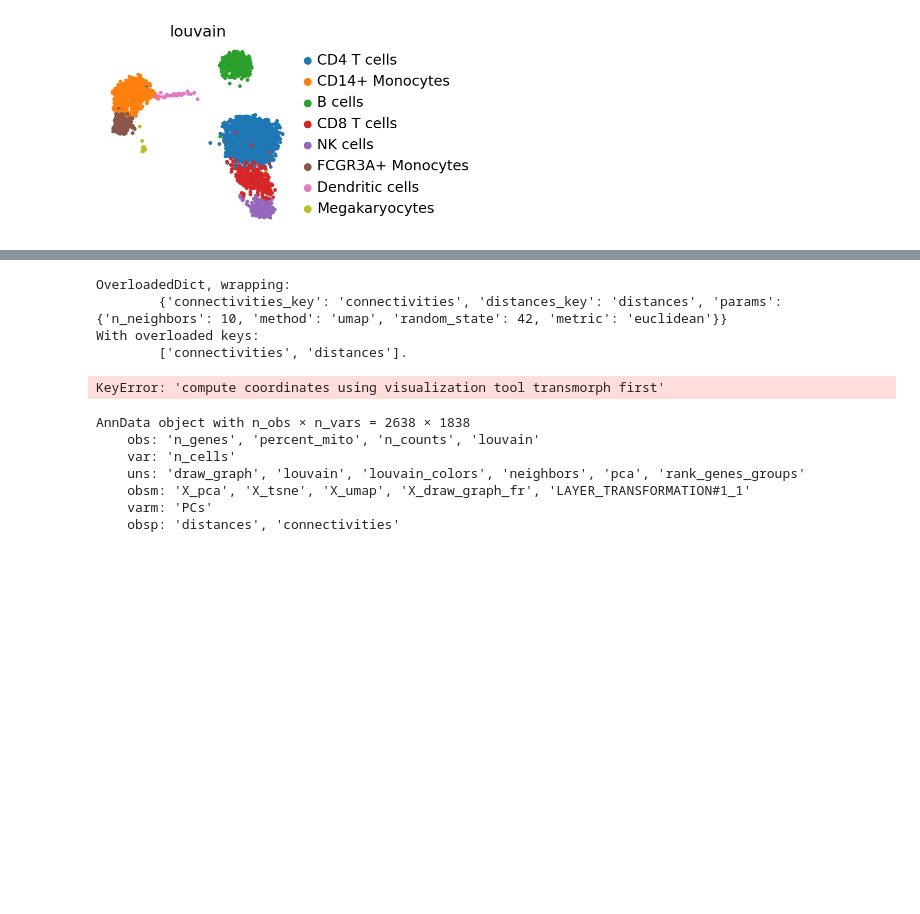
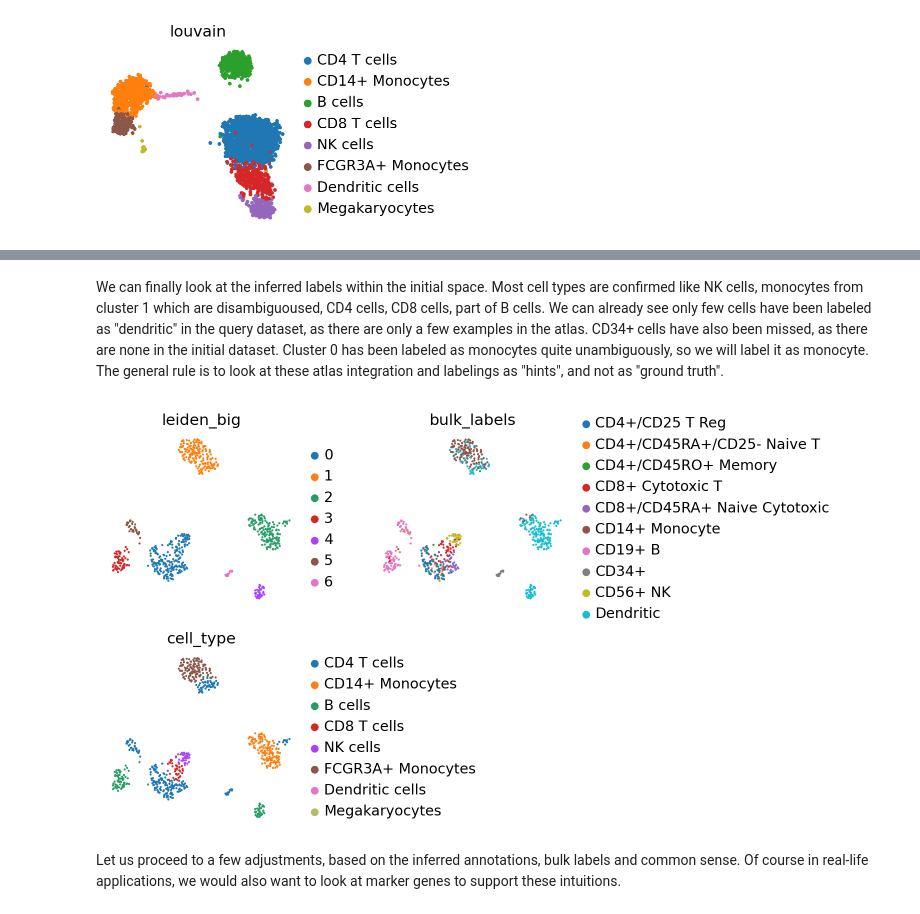
Before and after one commit to sysbio-curie/transmorph, a Jupyter notebook: docs/sections/notebooks/with_scanpy.ipynb, the cells around one changed output, grey strips where cells are left out. Cells and saved outputs as stored; diff of their text form; code cells hidden in the pictures; blank space fills up the shorter version.

```diff
--- a/docs/sections/notebooks/with_scanpy.ipynb
+++ b/docs/sections/notebooks/with_scanpy.ipynb
@@ -81,23 +112,8 @@ LAYER_MATCHING#2 > Calling matching MATCHING_MNN.
-# %%
-adatas['pbmc3k'].uns['neighbors']
-# %% [output]
-OverloadedDict, wrapping:
-        {'connectivities_key': 'connectivities', 'distances_key': 'distances', 'params': {'n_neighbors': 10, 'method': 'umap', 'random_state': 42, 'metric': 'euclidean'}}
-With overloaded keys:
-        ['connectivities', 'distances'].
-# %%
-sc.pl.scatter(adatas['pbmc3k'], basis="transmorph")
-# %% [output]
-KeyError: 'compute coordinates using visualization tool transmorph first'
-# %%
-adatas['pbmc3k'].obsm['X_transmorph'] = adatas['pbmc3k'].obsm['transmorph']
-# %%
-adatas['pbmc3k']
-# %% [output]
-AnnData object with n_obs × n_vars = 2638 × 1838
-    obs: 'n_genes', 'percent_mito', 'n_counts', 'louvain'
-    var: 'n_cells'
-    uns: 'draw_graph', 'louvain', 'louvain_colors', 'neighbors', 'pca', 'rank_genes_groups'
-    obsm: 'X_pca', 'X_tsne', 'X_umap', 'X_draw_graph_fr', 'LAYER_TRANSFORMATION#1_1'
-    varm: 'PCs'
-    obsp: 'distances', 'connectivities'
+# %% [markdown]
+We can finally look at the inferred labels within the initial space. Most cell types are confirmed like NK cells, monocytes from cluster 1 which are disambiguoused, CD4 cells, CD8 cells, part of B cells. We can already see only few cells have been labeled as "dendritic" in the query dataset, as there are only a few examples in the atlas. CD34+ cells have also been missed, as there are none in the initial dataset. Cluster 0 has been labeled as monocytes quite unambiguously, so we will label it as monocyte. The general rule is to look at these atlas integration and labelings as "hints", and not as "ground truth".
+# %%
+sc.pl.umap(adatas['pbmc68k_qry'], color=['leiden_big', 'bulk_labels', 'cell_type'], s=15, ncols=2)
+# %% [output]
+[figure, added]
+# %% [markdown]
+Let us proceed to a few adjustments, based on the inferred annotations, bulk labels and common sense. Of course in real-life applications, we would also want to look at marker genes to support these intuitions.
```
Also changed, not shown: parts of 21 cells of this notebook, 17 other files.
